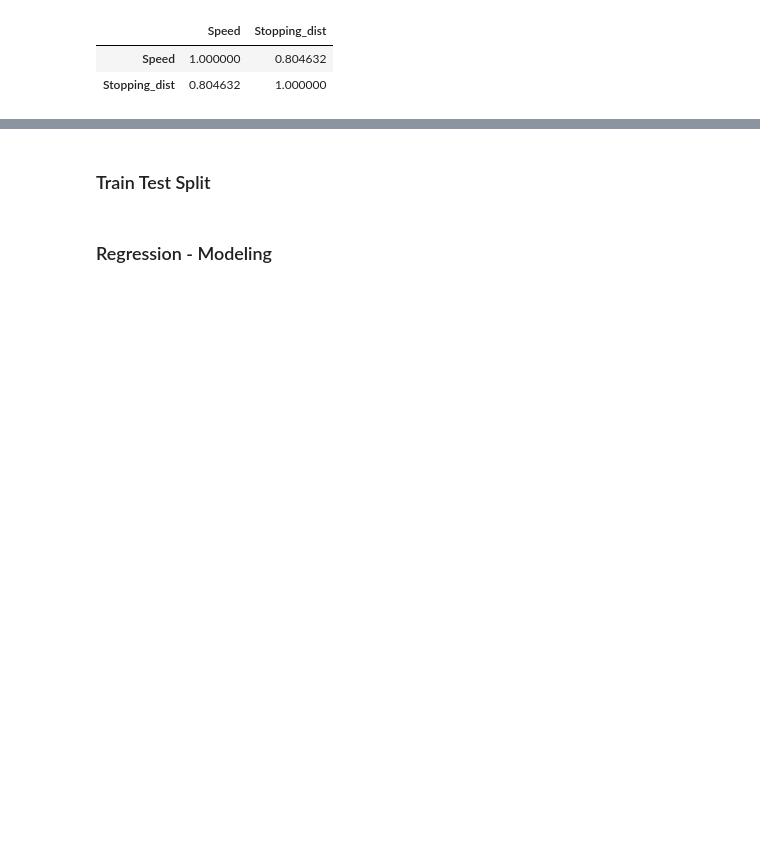
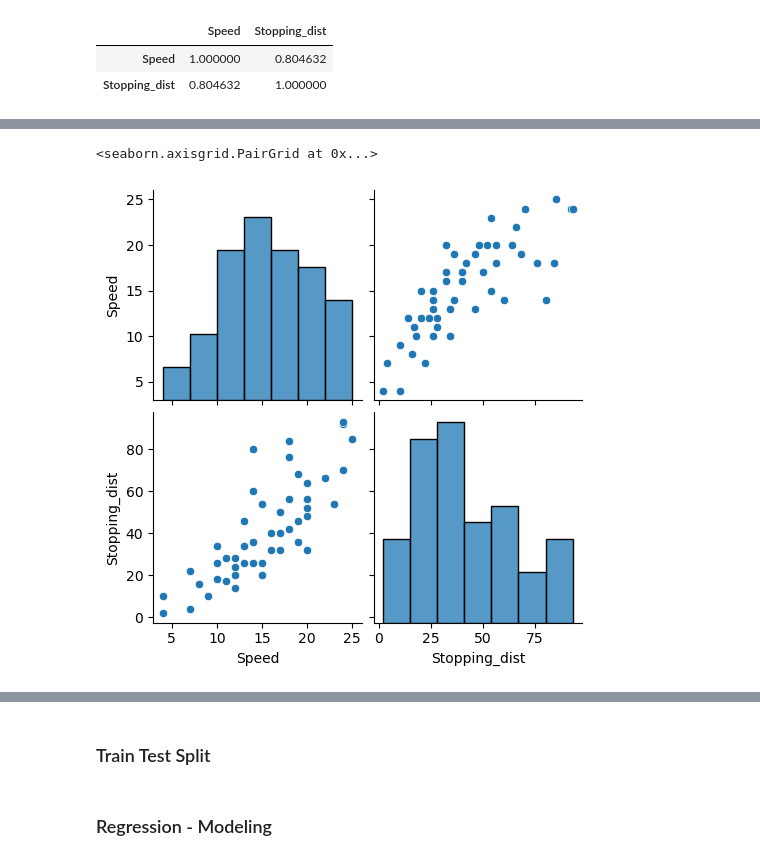
Before and after one commit to mohan-mj/Simple-Linear-Regression, a Jupyter notebook: Braking Distance.ipynb, the cells around one changed output, grey strips where cells are left out. Cells and saved outputs as stored; diff of their text form; code cells hidden in the pictures; blank space fills up the shorter version.

```diff
--- a/Braking Distance.ipynb
+++ b/Braking Distance.ipynb
@@ -68,0 +80,6 @@ myData.corr()
+# %%
+# sns pairplot
+sns.pairplot(myData)
+# %% [output]
+<seaborn.axisgrid.PairGrid at 0x...>
+[figure, added]
```
Also changed, not shown: parts of 14 cells of this notebook, 6 other files.
